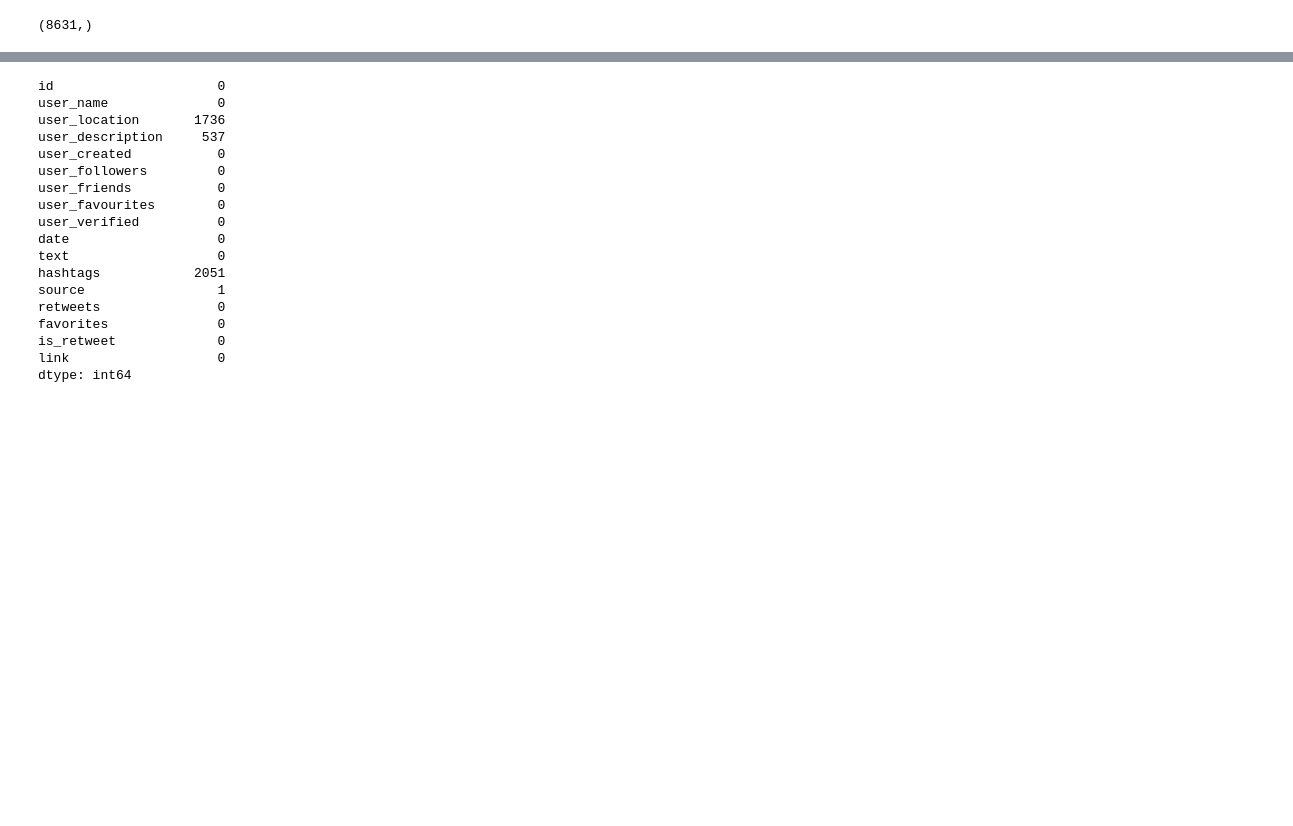
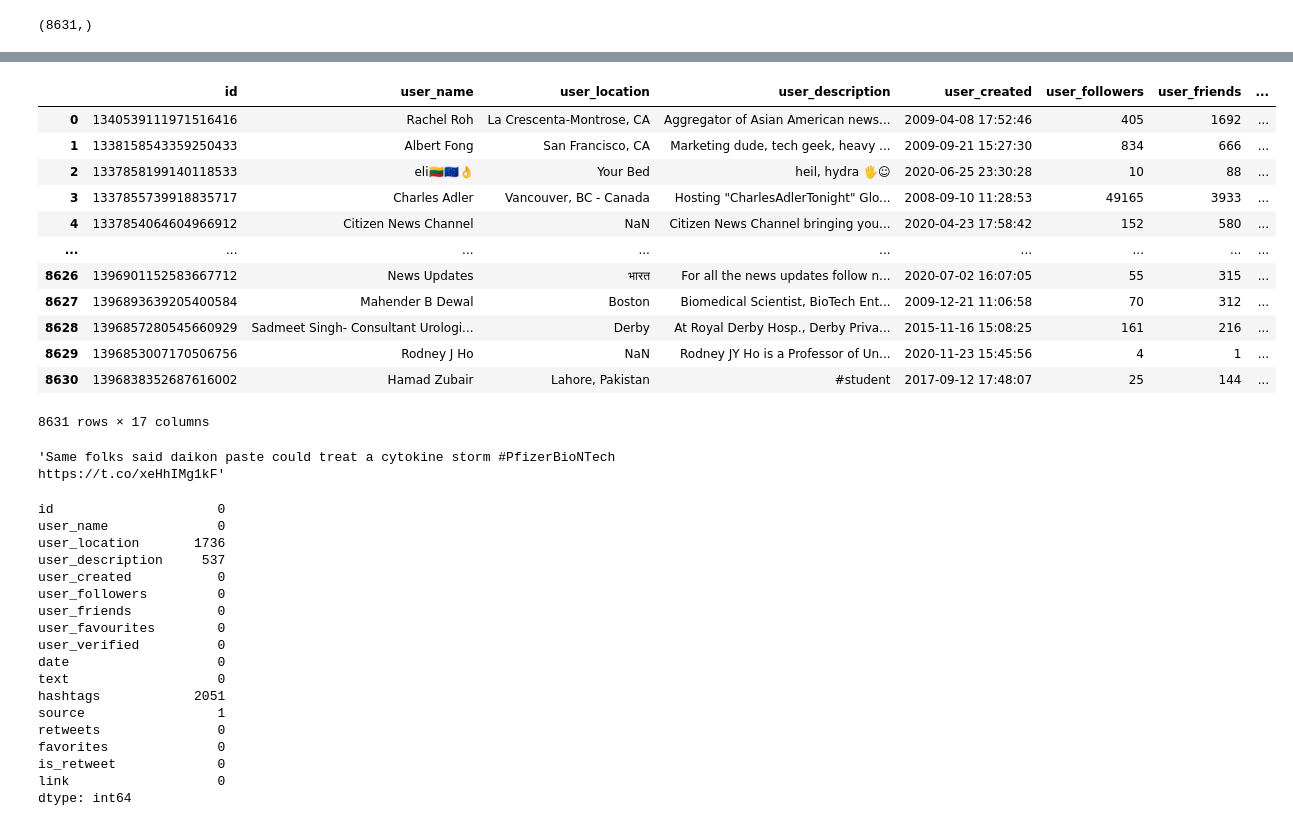
Before and after one commit to faro7ah/Excel-assignment, a Jupyter notebook: Vaccination.ipynb, the cells around one changed output, grey strips where cells are left out. Cells and saved outputs as stored; diff of their text form; code cells hidden in the pictures; blank space fills up the shorter version.

```diff
--- a/Vaccination.ipynb
+++ b/Vaccination.ipynb
@@ -115,28 +119,3 @@ Requirement already satisfied: appdirs in /usr/local/lib/python3.7/dist-packages
 df.text.shape
 # %% [output]
 (8631,)
-# %%
-import re
-from urlextract import URLExtract
-df["link"] = " "
-for i in df.text[:10]:
-  extractor = URLExtract()
-  urls = extractor.find_urls(i)
-  #print(urls[:])
-#dff = df['link'].append(pd.Series(urls, ignore_index=False)
-df['link'].append(pd.Series(urls))
-
-  #df['link'].append(urls)
-
-  #df['links'] = urls
-  #dfff = pd.DataFrame (urls, columns = ['links'])
-#dff = {'links':urls}
-
-#dff = pd.DataFrame (urls, columns = ['links'].set_index())
-
-#df['links'] = urls
-#df['links'] = urls
-
-
-#df.insert(len(df.columns), 'link', [urls])
-#df.loc[:,'links'] = urls
@@ -144,0 +141,2 @@ SyntaxError: ignored
+# %%
+df['links'] = df['text'].str.extract(r'(http[s]?://(?:[a-zA-Z]|[0-9]|[$-_@.&+]|[!*\(\),]|(?:%[0-9a-fA-F][0-9a-fA-F]))+)')
@@ -145,3 +163,23 @@ SyntaxError: ignored
+# %%
+df
+# %% [output]
+|  | id | user_name | user_location | user_description | user_created | user_followers | user_friends | ... |
+| 0 | 1340539111971516416 | Rachel Roh | La Crescenta-Montrose, CA | Aggregator of Asian American news... | 2009-04-08 17:52:46 | 405 | 1692 | ... |
+| 1 | 1338158543359250433 | Albert Fong | San Francisco, CA | Marketing dude, tech geek, heavy ... | 2009-09-21 15:27:30 | 834 | 666 | ... |
+| 2 | 1337858199140118533 | eli🇱🇹🇪🇺👌 | Your Bed | heil, hydra 🖐☺ | 2020-06-25 23:30:28 | 10 | 88 | ... |
+| 3 | 1337855739918835717 | Charles Adler | Vancouver, BC - Canada | Hosting "CharlesAdlerTonight" Glo... | 2008-09-10 11:28:53 | 49165 | 3933 | ... |
+| 4 | 1337854064604966912 | Citizen News Channel | NaN | Citizen News Channel bringing you... | 2020-04-23 17:58:42 | 152 | 580 | ... |
+| ... | ... | ... | ... | ... | ... | ... | ... | ... |
+| 8626 | 1396901152583667712 | News Updates | भारत | For all the news updates follow n... | 2020-07-02 16:07:05 | 55 | 315 | ... |
+| 8627 | 1396893639205400584 | Mahender B Dewal | Boston | Biomedical Scientist, BioTech Ent... | 2009-12-21 11:06:58 | 70 | 312 | ... |
+| 8628 | 1396857280545660929 | Sadmeet Singh- Consultant Urologi... | Derby | At Royal Derby Hosp., Derby Priva... | 2015-11-16 15:08:25 | 161 | 216 | ... |
+| 8629 | 1396853007170506756 | Rodney J Ho | NaN | Rodney JY Ho is a Professor of Un... | 2020-11-23 15:45:56 | 4 | 1 | ... |
+| 8630 | 1396838352687616002 | Hamad Zubair | Lahore, Pakistan | #student | 2017-09-12 17:48:07 | 25 | 144 | ... |
+8631 rows × 17 columns
+# %%
+df.links[0]
+# %% [output]
+'Same folks said daikon paste could treat a cytokine storm #PfizerBioNTech https://t.co/xeHhIMg1kF'
 # %%
 df.isna().sum()
 # %% [output]
```
Also changed, not shown: parts of 10 cells of this notebook.
